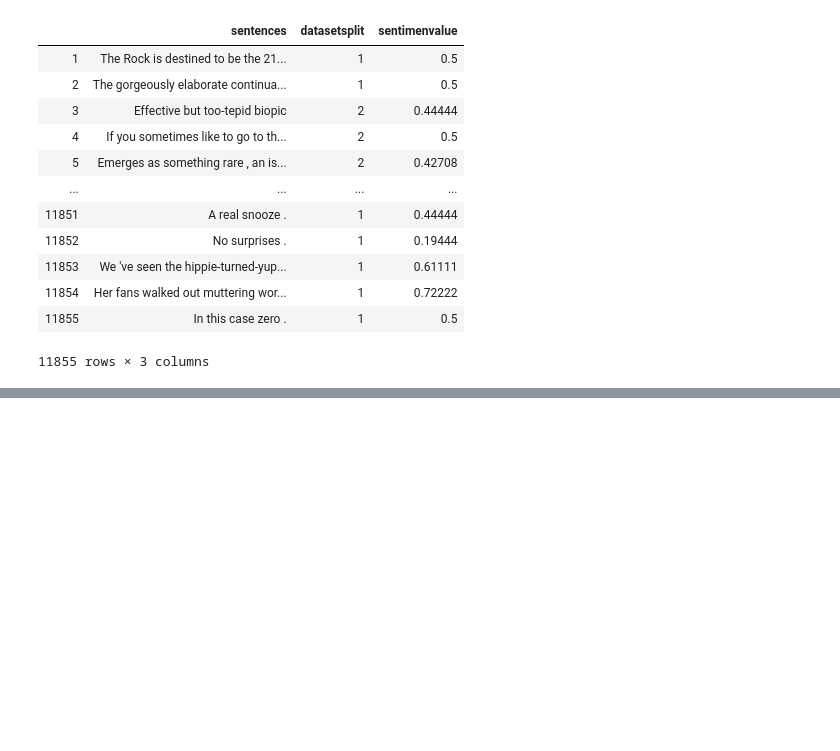
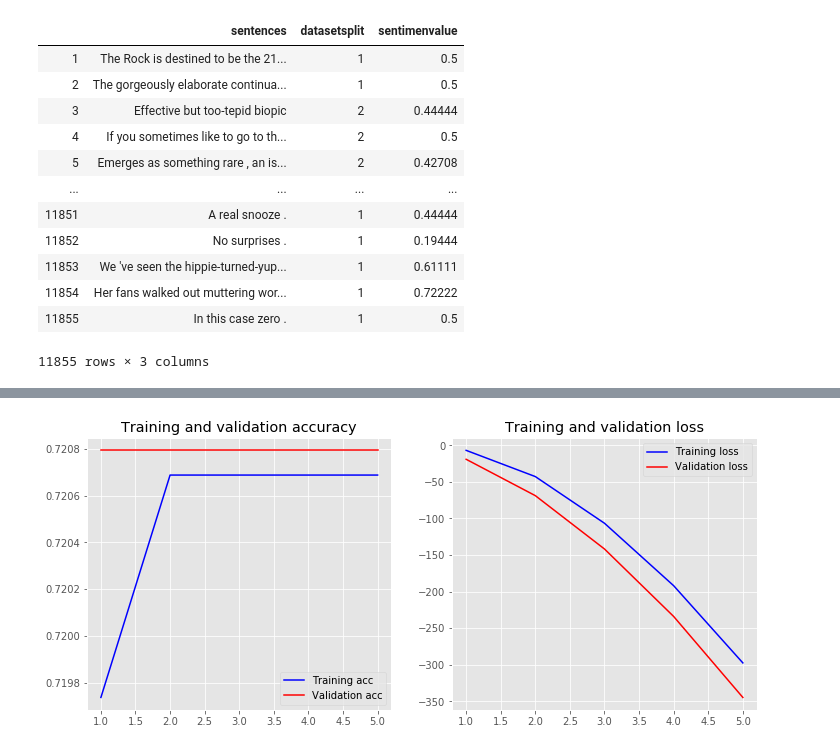
Before and after one commit to rammafitra89/sentimentvalue-logistic-and-ANN-, a Jupyter notebook: projectglince.ipynb, the cells around one changed output, grey strips where cells are left out. Drawn from its saved outputs; the diff is of its cells as text; code cells hidden in the pictures; blank space fills up the shorter version.

```diff
--- a/projectglince.ipynb
+++ b/projectglince.ipynb
@@ -59,0 +62,19 @@ score
+# %%
+from keras import layers
+
+input_dim = X_train.shape[1]  # Number of features
+
+model = Sequential()
+model.add(layers.Dense(10, input_dim=input_dim, activation='relu'))
+model.add(layers.Dense(1, activation='sigmoid'))
+
+from keras.models import Sequential
+model.compile(loss='binary_crossentropy', optimizer='adam', metrics=['accuracy'])
+model.summary()
+
+history = model.fit(X_train, y_train,epochs=5,verbose=False,validation_data=(X_test, y_test),batch_size=10)
+print(history.history.keys())
+loss, accuracy = model.evaluate(X_train, y_train, verbose=False)
+print("Training Accuracy: {:.4f}".format(accuracy))
+loss, accuracy = model.evaluate(X_test, y_test, verbose=False)
+print("Testing Accuracy:  {:.4f}".format(accuracy))
@@ -59,0 +97,26 @@ score
+# %%
+import matplotlib.pyplot as plt
+plt.style.use('ggplot')
+
+def plot_history(history):
+    acc = history.history['accuracy']
+    val_acc = history.history['val_accuracy']
+    loss = history.history['loss']
+    val_loss = history.history['val_loss']
+    x = range(1, len(acc) + 1)
+
+    plt.figure(figsize=(12, 5))
+    plt.subplot(1, 2, 1)
+    plt.plot(x, acc, 'b', label='Training acc')
+    plt.plot(x, val_acc, 'r', label='Validation acc')
+    plt.title('Training and validation accuracy')
+    plt.legend()
+    plt.subplot(1, 2, 2)
+    plt.plot(x, loss, 'b', label='Training loss')
+    plt.plot(x, val_loss, 'r', label='Validation loss')
+    plt.title('Training and validation loss')
+    plt.legend()
+# %%
+plot_history(history)
+# %% [output]
+[figure, added]
```
Also changed, not shown: parts of 7 cells of this notebook.
